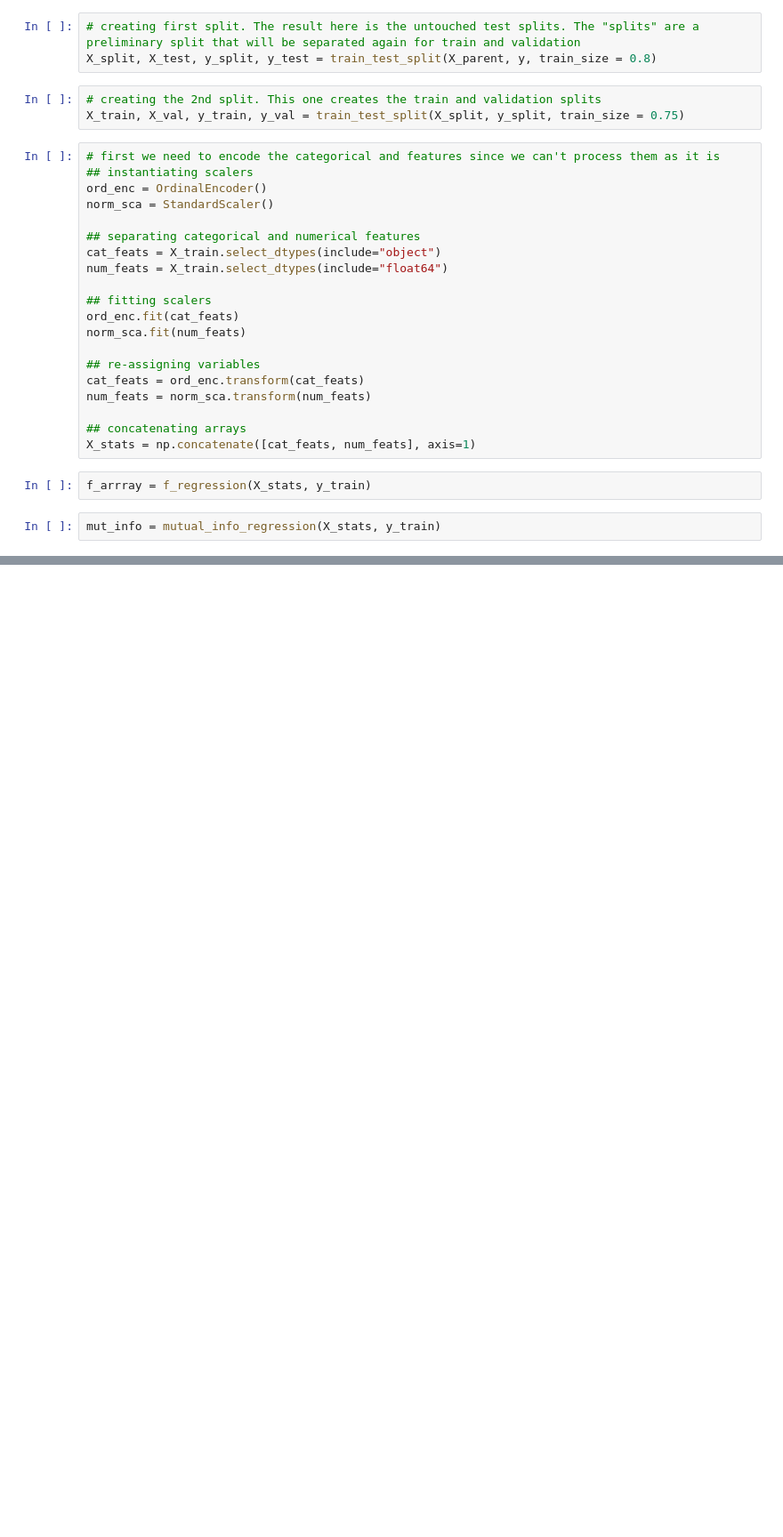
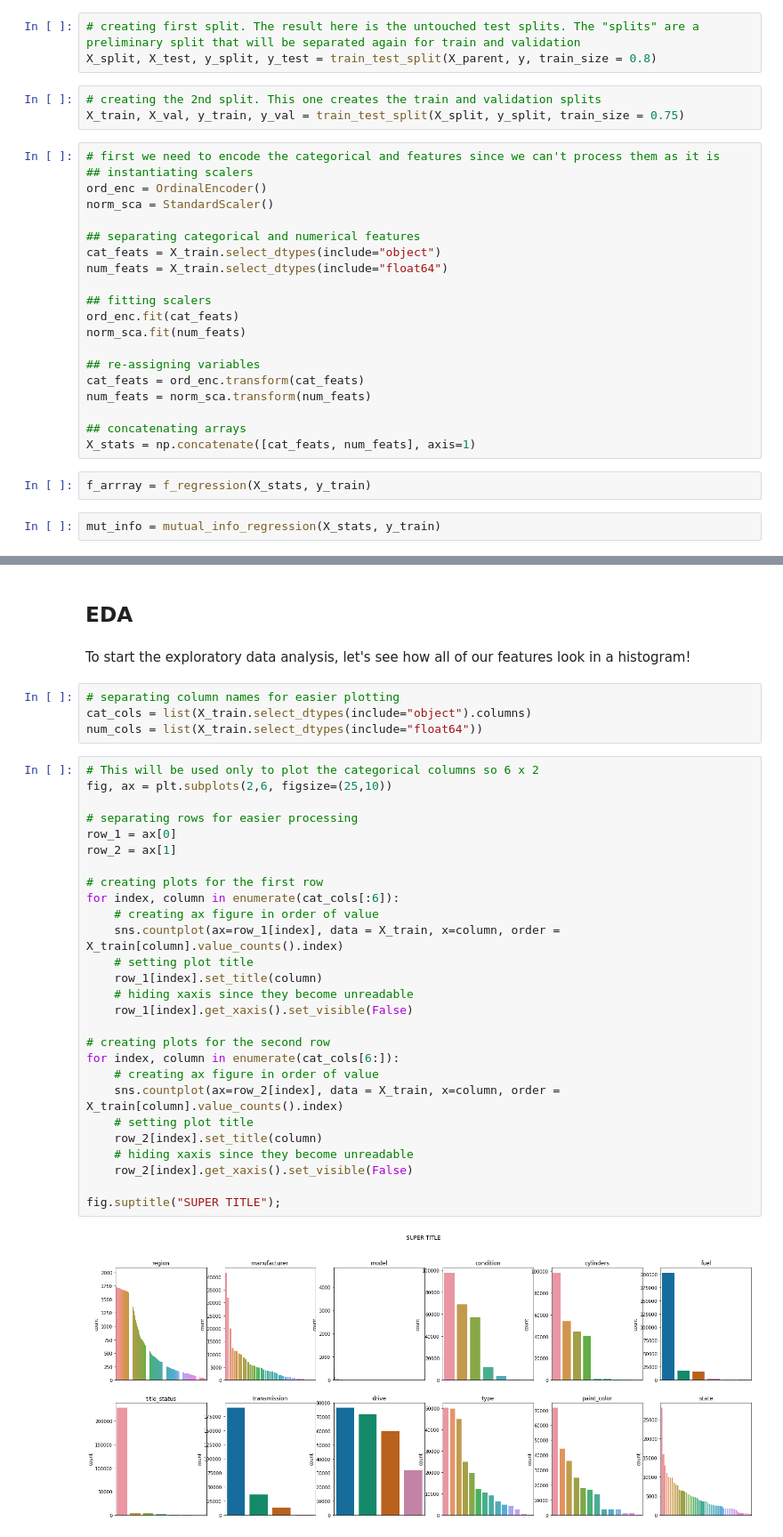
Before and after one commit to alexkingsing/used_cars, a Jupyter notebook: Used_cars_Dev.ipynb, the cells around one changed output, grey strips where cells are left out. Shown at 89% size. Drawn from its saved outputs; the diff is of its cells as text; blank space fills up the shorter version.

Commit message:
starting plots

```diff
--- a/Used_cars_Dev.ipynb
+++ b/Used_cars_Dev.ipynb
@@ -524,0 +549,37 @@ pd.DataFrame([f_arrray[1], mut_info], index = ["f_regression", "mutual_regre"],
+# %% [markdown]
+## EDA
+# %% [markdown]
+To start the exploratory data analysis, let's see how all of our features look in a histogram!
+# %%
+# separating column names for easier plotting
+cat_cols = list(X_train.select_dtypes(include="object").columns)
+num_cols = list(X_train.select_dtypes(include="float64"))
+# %%
+# This will be used only to plot the categorical columns so 6 x 2
+fig, ax = plt.subplots(2,6, figsize=(25,10))
+
+# separating rows for easier processing
+row_1 = ax[0]
+row_2 = ax[1]
+
+# creating plots for the first row
+for index, column in enumerate(cat_cols[:6]):
+    # creating ax figure in order of value
+    sns.countplot(ax=row_1[index], data = X_train, x=column, order = X_train[column].value_counts().index)
+    # setting plot title
+    row_1[index].set_title(column)
+    # hiding xaxis since they become unreadable
+    row_1[index].get_xaxis().set_visible(False)
+
+# creating plots for the second row
+for index, column in enumerate(cat_cols[6:]):
+    # creating ax figure in order of value
+    sns.countplot(ax=row_2[index], data = X_train, x=column, order = X_train[column].value_counts().index)
+    # setting plot title
+    row_2[index].set_title(column)
+    # hiding xaxis since they become unreadable
+    row_2[index].get_xaxis().set_visible(False)
+
+fig.suptitle("SUPER TITLE");
+# %% [output]
+[figure, added]
```
Also changed, not shown: parts of 7 cells of this notebook.
